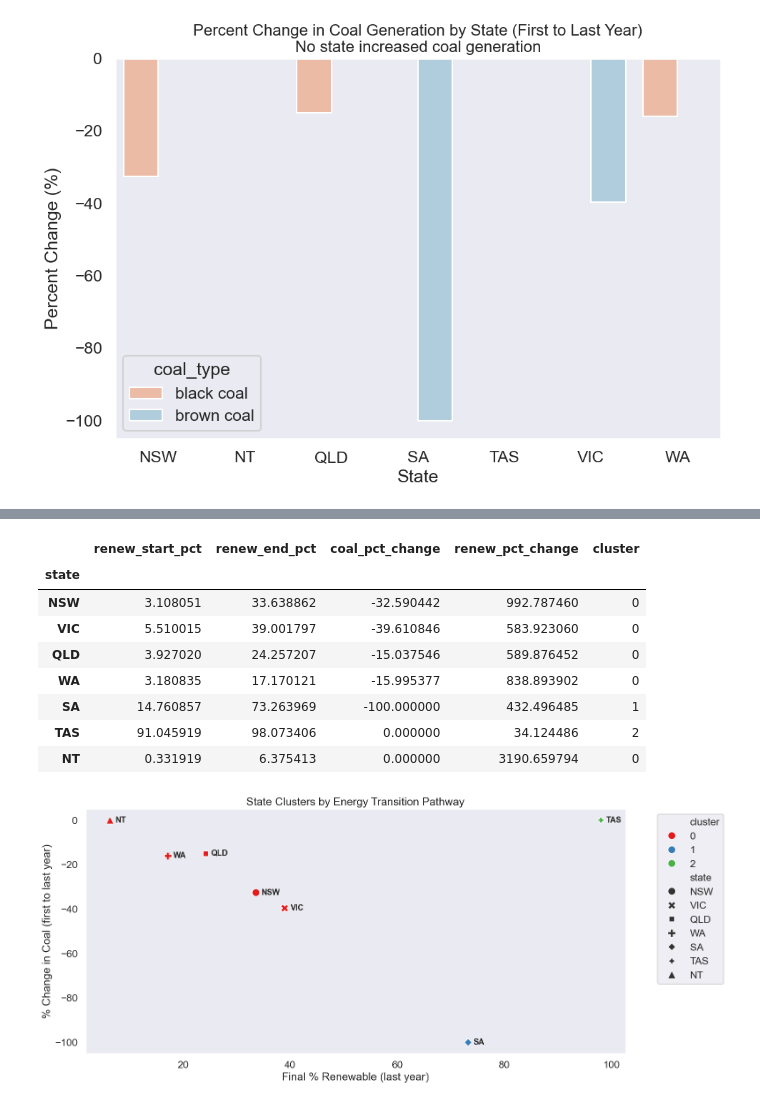
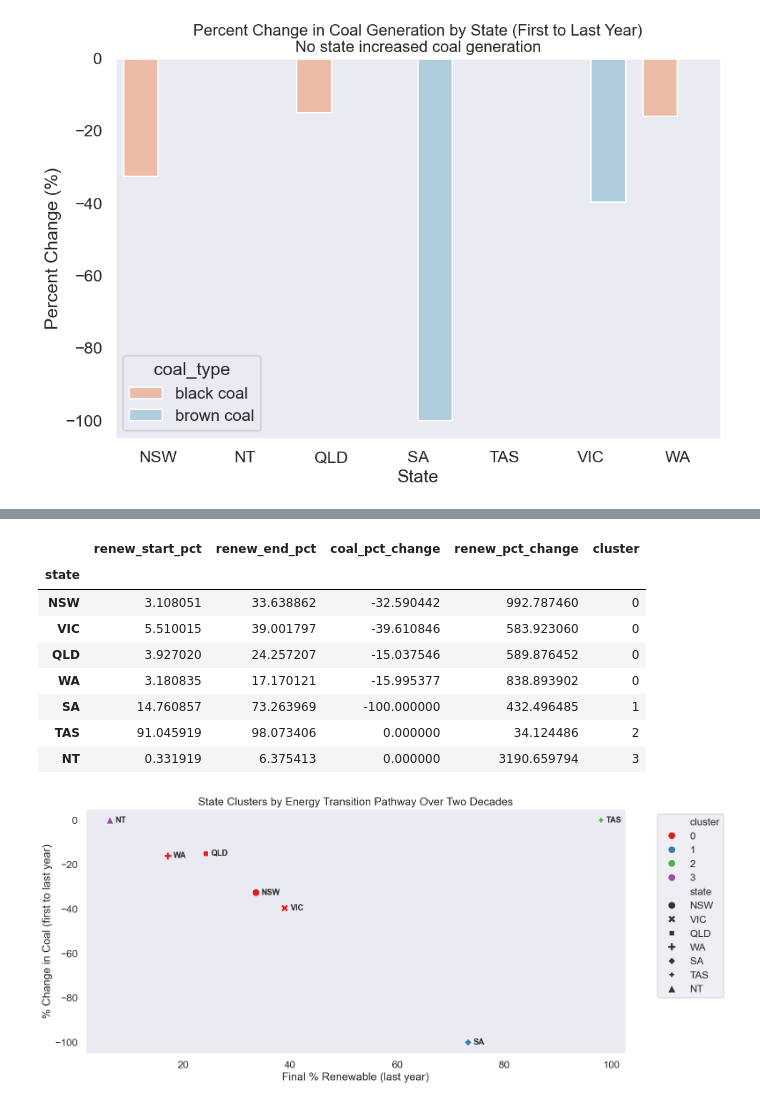
Before and after one commit to accidentalscientist/daily_data_analytics_june2025, a Jupyter notebook: week01_day03/aus_energy_states.ipynb, the cells around one changed output, grey strips where cells are left out. Cells and saved outputs as stored; diff of their text form; code cells hidden in the pictures.

```diff
--- a/week01_day03/aus_energy_states.ipynb
+++ b/week01_day03/aus_energy_states.ipynb
@@ -261,7 +295,7 @@ feat_df = feat_df.fillna(0)
 scaled_feats = StandardScaler().fit_transform(feat_df)
 
 # Step 3: Cluster (try KMeans with 3 clusters)
-kmeans = KMeans(n_clusters=3, random_state=1)
+kmeans = KMeans(n_clusters=4, random_state=1)
 feat_df['cluster'] = kmeans.fit_predict(scaled_feats)
 
 display(feat_df[['renew_start_pct', 'renew_end_pct', 'coal_pct_change', 'renew_pct_change', 'cluster']])
@@ -274,35 +308,35 @@ display(feat_df[['renew_start_pct', 'renew_end_pct', 'coal_pct_change', 'renew_p
 | WA | 3.180835 | 17.170121 | -15.995377 | 838.893902 | 0 |
 | SA | 14.760857 | 73.263969 | -100.000000 | 432.496485 | 1 |
 | TAS | 91.045919 | 98.073406 | 0.000000 | 34.124486 | 2 |
-| NT | 0.331919 | 6.375413 | 0.000000 | 3190.659794 | 0 |
+| NT | 0.331919 | 6.375413 | 0.000000 | 3190.659794 | 3 |
 # %%
 # build the plot
 plt.figure(figsize=(16, 7))
 
 sns.scatterplot(
     x=feat_df['renew_end_pct'],
     y=feat_df['coal_pct_change'],
     hue=feat_df['cluster'],
     style=feat_df.index,
     s=150,
     palette='Set1'
 )
 
 for state, row in feat_df.iterrows():
     plt.text(
         row['renew_end_pct'] + 1,   # X position, small offset for clarity
         row['coal_pct_change'],
         state,
         fontsize=13,
         fontweight='bold',
         va='center'
     )
 
 plt.xlabel("Final % Renewable (last year)")
 plt.ylabel("% Change in Coal (first to last year)")
-plt.title("State Clusters by Energy Transition Pathway")
+plt.title("State Clusters by Energy Transition Pathway Over Two Decades")
 plt.legend(bbox_to_anchor=(1.05, 1), loc='upper left')
 plt.tight_layout()
 plt.show()
 # %% [output]
-[figure, old version]
+[figure, new version]
```
Also changed, not shown: parts of 5 cells of this notebook.
